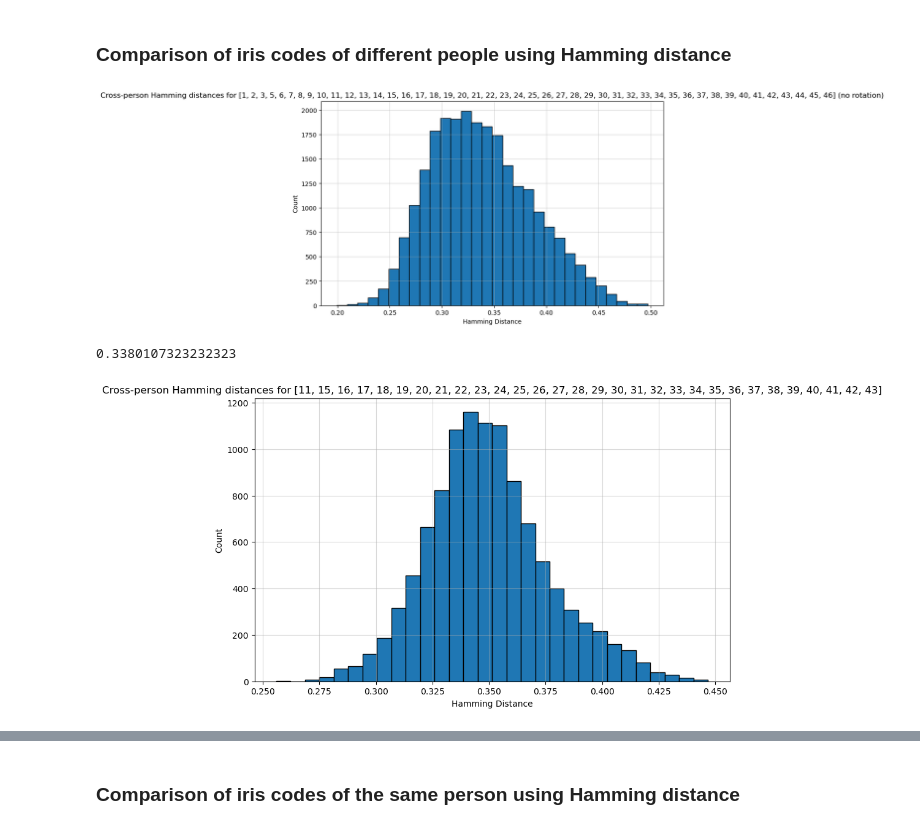
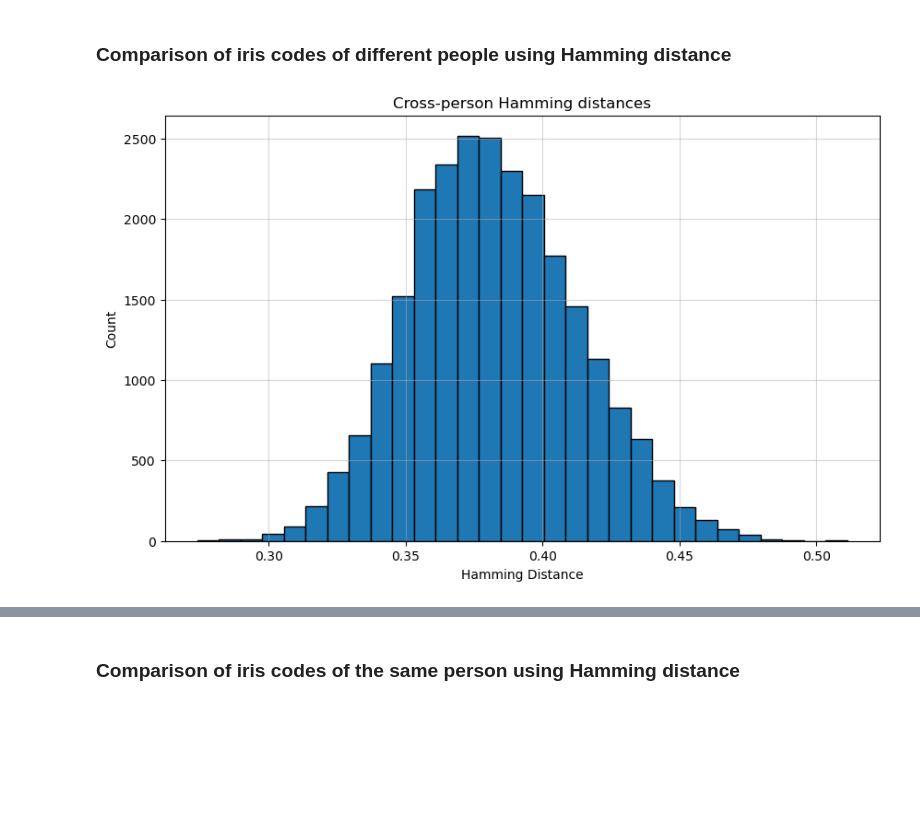
Before and after one commit to FilipLangiewicz/IrisPrediction, a Jupyter notebook: main.ipynb, the cells around one changed output, grey strips where cells are left out. Saved outputs shown, nothing was run; the diff lists cells and outputs as text; code cells hidden in the pictures; blank space fills up the shorter version.

```diff
--- a/main.ipynb
+++ b/main.ipynb
@@ -675,25 +752,12 @@ irisCode = predictIris(path, f = np.pi + 0.1, sigma=4.42, save=True)
 # %% [markdown]
 ### Comparison of iris codes of different people using Hamming distance
 # %%
-distances = compare_people_multiple(
+distances_left = compare_people_multiple(
     person_ids=[x for x in range(1, 47) if x != 4],
     eye="left",
     f_value=np.pi,
     verbose=False,
     sigma=4.42
 )
 # %% [output]
-[figure, old version]
+[figure, new version]
-# %%
-np.mean(distances)
-# %% [output]
-0.3380107323232323
-# %%
-distances = compare_people_multiple(
-    person_ids=[11, 15, 16, 17, 18, 19, 20, 21,22, 23, 24, 25, 26, 27, 28, 29, 30, 31, 32, 33, 34, 35, 36, 37, 38, 39, 40, 41, 42, 43],
-    eye="right",
-    f_value=np.pi,
-    verbose=False
-)
-# %% [output]
-[figure, removed]
```
Also changed, not shown: parts of 18 cells of this notebook, 13 other files.
